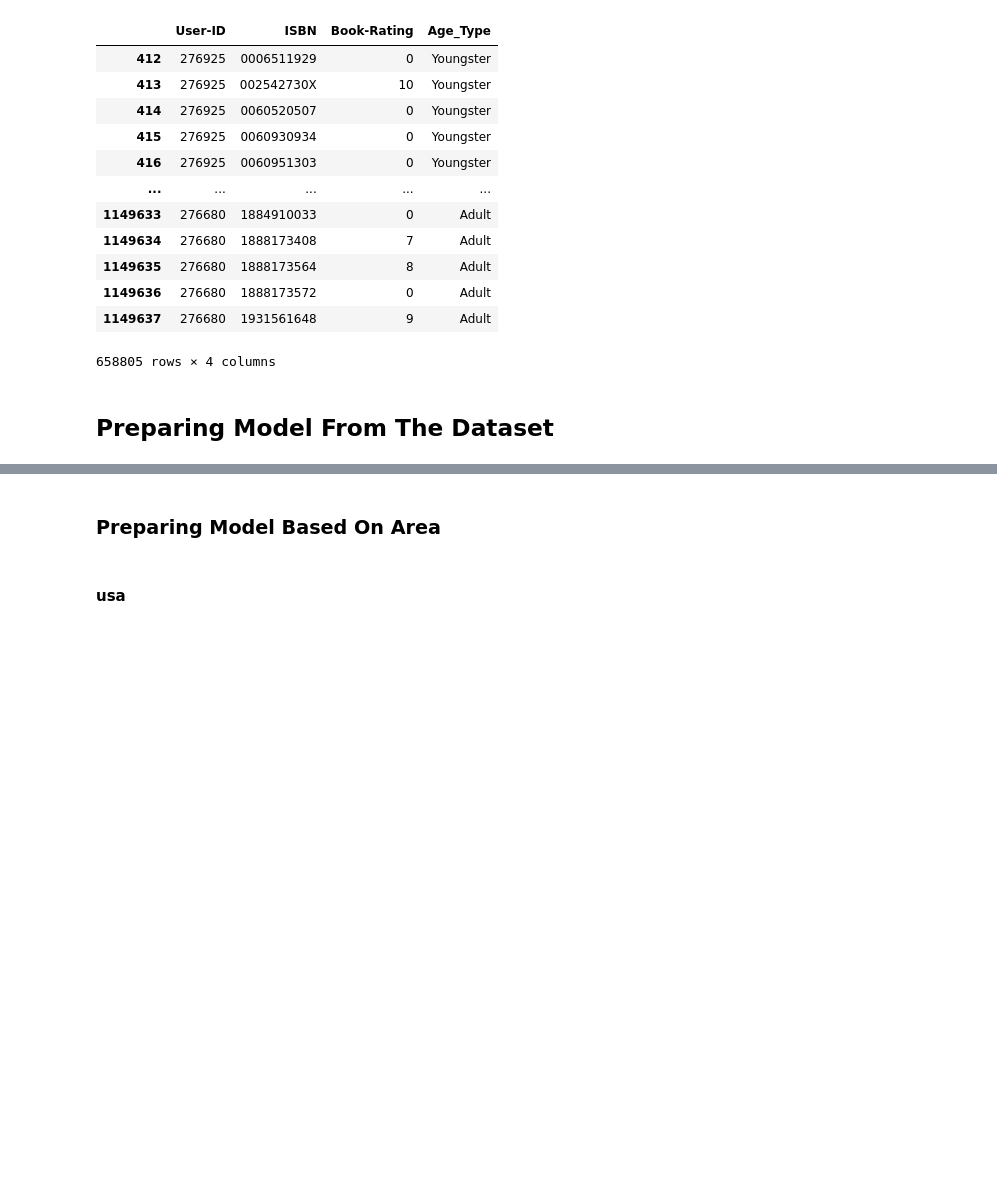
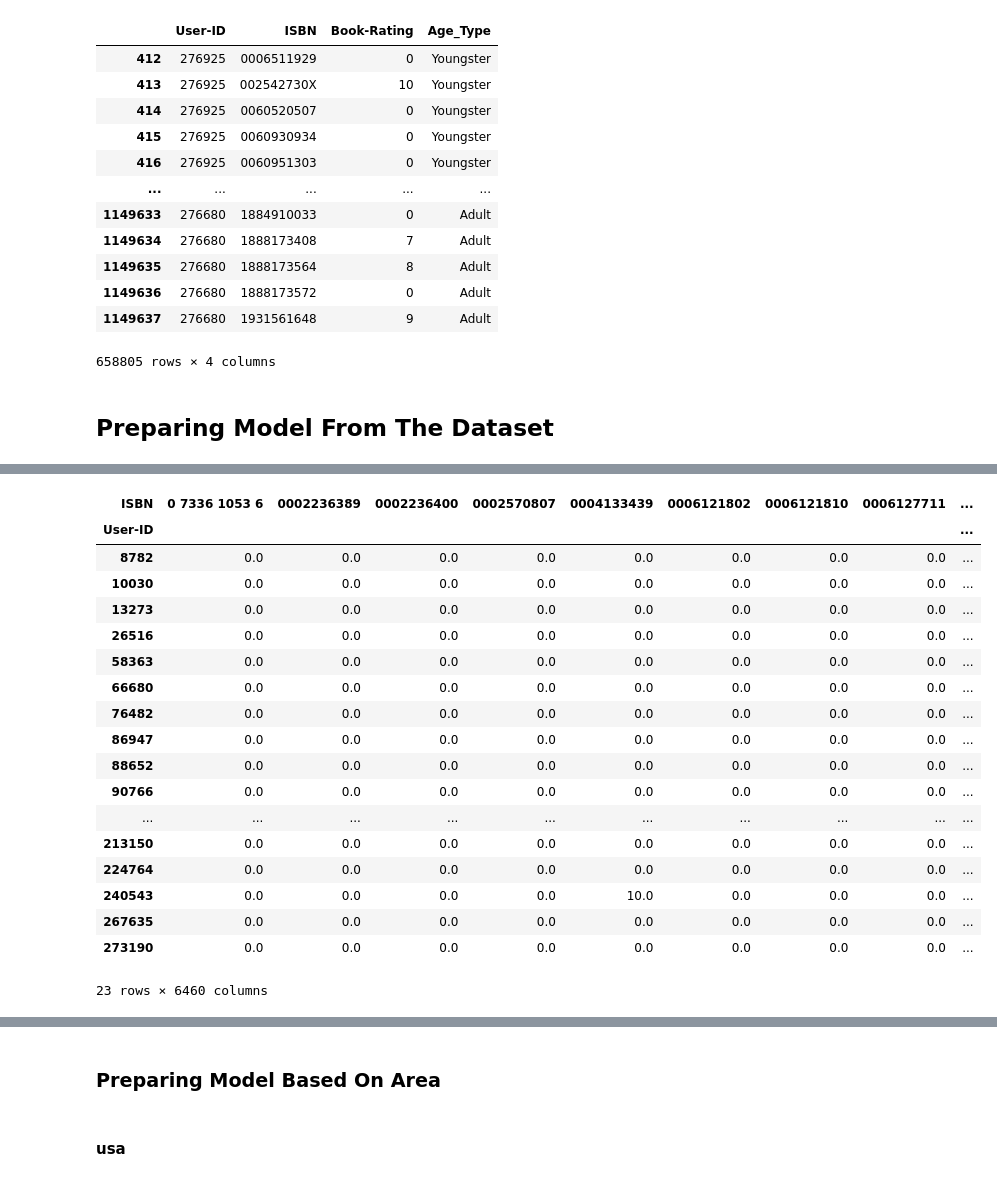
Before and after one commit to kunal-mallick/Book_Recommendation, a Jupyter notebook: Model Building/Model.ipynb, the cells around one changed output, grey strips where cells are left out. Cells and saved outputs as stored; diff of their text form; code cells hidden in the pictures; blank space fills up the shorter version.

```diff
--- a/Model Building/Model.ipynb
+++ b/Model Building/Model.ipynb
@@ -805,0 +438,25 @@ others_similarity1
+# %%
+Elder = el.pivot_table(index='User-ID', columns='ISBN', values='Book-Rating')
+Elder.fillna(0, inplace=True)
+
+Elder
+# %% [output]
+| ISBN | 0 7336 1053 6 | 0002236389 | 0002236400 | 0002570807 | 0004133439 | 0006121802 | 0006121810 | 0006127711 | ... |
+| User-ID |  |  |  |  |  |  |  |  | ... |
+| 8782 | 0.0 | 0.0 | 0.0 | 0.0 | 0.0 | 0.0 | 0.0 | 0.0 | ... |
+| 10030 | 0.0 | 0.0 | 0.0 | 0.0 | 0.0 | 0.0 | 0.0 | 0.0 | ... |
+| 13273 | 0.0 | 0.0 | 0.0 | 0.0 | 0.0 | 0.0 | 0.0 | 0.0 | ... |
+| 26516 | 0.0 | 0.0 | 0.0 | 0.0 | 0.0 | 0.0 | 0.0 | 0.0 | ... |
+| 58363 | 0.0 | 0.0 | 0.0 | 0.0 | 0.0 | 0.0 | 0.0 | 0.0 | ... |
+| 66680 | 0.0 | 0.0 | 0.0 | 0.0 | 0.0 | 0.0 | 0.0 | 0.0 | ... |
+| 76482 | 0.0 | 0.0 | 0.0 | 0.0 | 0.0 | 0.0 | 0.0 | 0.0 | ... |
+| 86947 | 0.0 | 0.0 | 0.0 | 0.0 | 0.0 | 0.0 | 0.0 | 0.0 | ... |
+| 88652 | 0.0 | 0.0 | 0.0 | 0.0 | 0.0 | 0.0 | 0.0 | 0.0 | ... |
+| 90766 | 0.0 | 0.0 | 0.0 | 0.0 | 0.0 | 0.0 | 0.0 | 0.0 | ... |
+| ... | ... | ... | ... | ... | ... | ... | ... | ... | ... |
+| 213150 | 0.0 | 0.0 | 0.0 | 0.0 | 0.0 | 0.0 | 0.0 | 0.0 | ... |
+| 224764 | 0.0 | 0.0 | 0.0 | 0.0 | 0.0 | 0.0 | 0.0 | 0.0 | ... |
+| 240543 | 0.0 | 0.0 | 0.0 | 0.0 | 10.0 | 0.0 | 0.0 | 0.0 | ... |
+| 267635 | 0.0 | 0.0 | 0.0 | 0.0 | 0.0 | 0.0 | 0.0 | 0.0 | ... |
+| 273190 | 0.0 | 0.0 | 0.0 | 0.0 | 0.0 | 0.0 | 0.0 | 0.0 | ... |
+23 rows × 6460 columns
```
Also changed, not shown: parts of 73 cells of this notebook.
